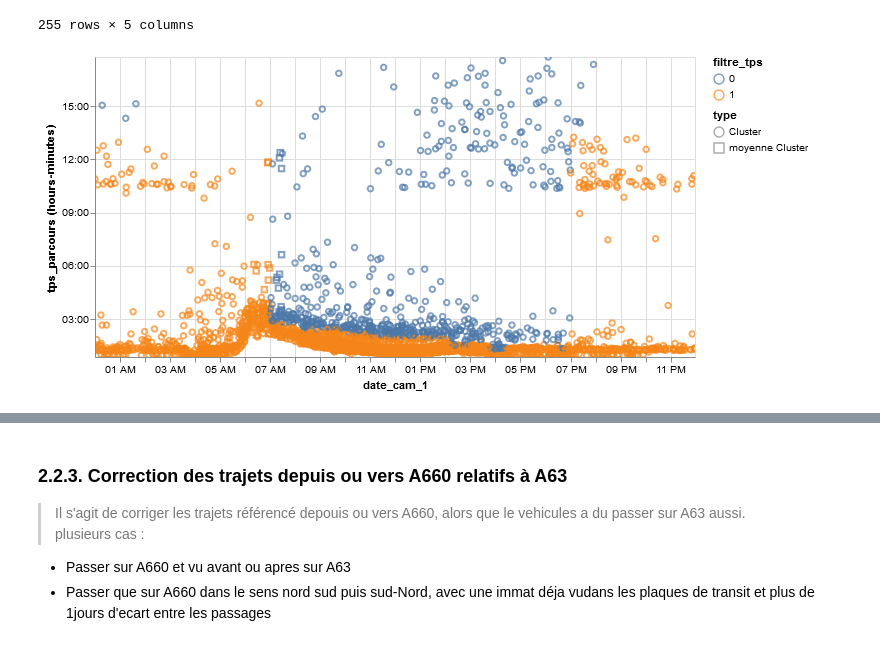
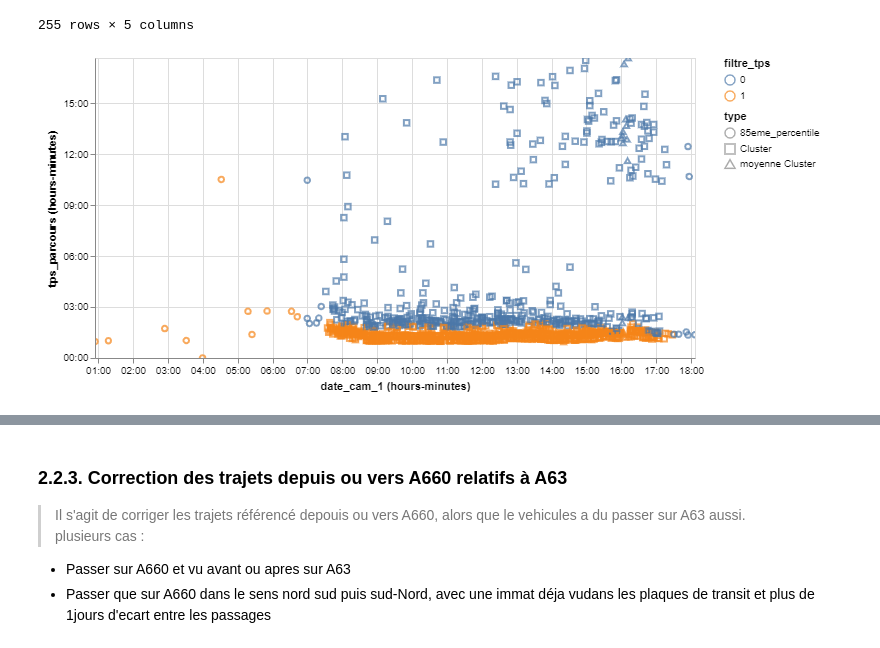
Before and after one commit to nantodevison/lapi, a Jupyter notebook: Carto_Lapi/Analyse/pour_test_travail.ipynb, the cells around one changed output, grey strips where cells are left out. Drawn from its saved outputs; the diff is of its cells as text; code cells hidden in the pictures.

Commit message:
creation fonction graph_transit_filtre_multiple

```diff
--- a/Carto_Lapi/Analyse/pour_test_travail.ipynb
+++ b/Carto_Lapi/Analyse/pour_test_travail.ipynb
@@ -100,7 +103,7 @@ df_journee.loc[df_journee['camera_id']==15,'l']=1
 ## 2.1 Liste des trajets
 >Liste créée à la main au départ, puis sauvegardée dans un fichier json.<br> on ajoute ensuite les données de longueur et tempsdeparcours théorique, sur la base d'un vitesse pl motyenne de 80 km/h pour vavoir un peu de marge
 # %%
-liste_complete_trajet=pd.read_json(r'Q:\DAIT\TI\DREAL33\2018\C17SI0073_LAPI\Traitements\python\trajets_possibles.json', orient='index')
+liste_complete_trajet=pd.read_json(r'E:\Boulot\lapi\trajets_possibles.json', orient='index')
 liste_complete_trajet['cameras']=liste_complete_trajet.apply(lambda x : tuple(x['cameras']),axis=1)
 liste_complete_trajet['tps_parcours_theoriq']=liste_complete_trajet.apply(lambda x : pd.Timedelta(milliseconds=x['tps_parcours_theoriq']),axis=1)
 liste_complete_trajet.sort_values('nb_cams', ascending=False, inplace=True)
@@ -199,8 +201,12 @@ dixco_tpsmax_corrige.loc[(dixco_tpsmax_corrige['o_d']=='N10-A63') & (dixco_tpsma
 # %%
 # df complete avec l'atribut filtre
 df_transit_avec_filtre=t.jointure_temps_reel_theorique(dico_od,dixco_tpsmax_corrige,liste_complete_trajet, 15)
-# %%
-#exemple de visu
-t.graph_transit_filtre(df_transit_avec_filtre, '2019-01-31 00:00:00','2019-01-31 23:59:59', 'N10-A63')
-# %% [output]
-[figure, removed]
+# %%
+#exemple de visu
+dico_graph={'graph'+str(indice):t.graph_transit_filtre(df_transit_avec_filtre,str(dates[0]),str(dates[1]), 'N10-A63')
+ for indice,dates in enumerate(zip([str(x) for x in pd.date_range('2019-01-29 00:00:00', periods=1, freq='D')],
+                    [str(x) for x in pd.date_range('2019-01-29 23:59:59', periods=1, freq='D')]))}
+liste_graph=[dico_graph[key] for key in dico_graph.keys()]
+alt.VConcatChart(vconcat=(liste_graph))
+# %% [output]
+[figure, added]
```
Also changed, not shown: parts of 10 cells of this notebook, 1 other file.
